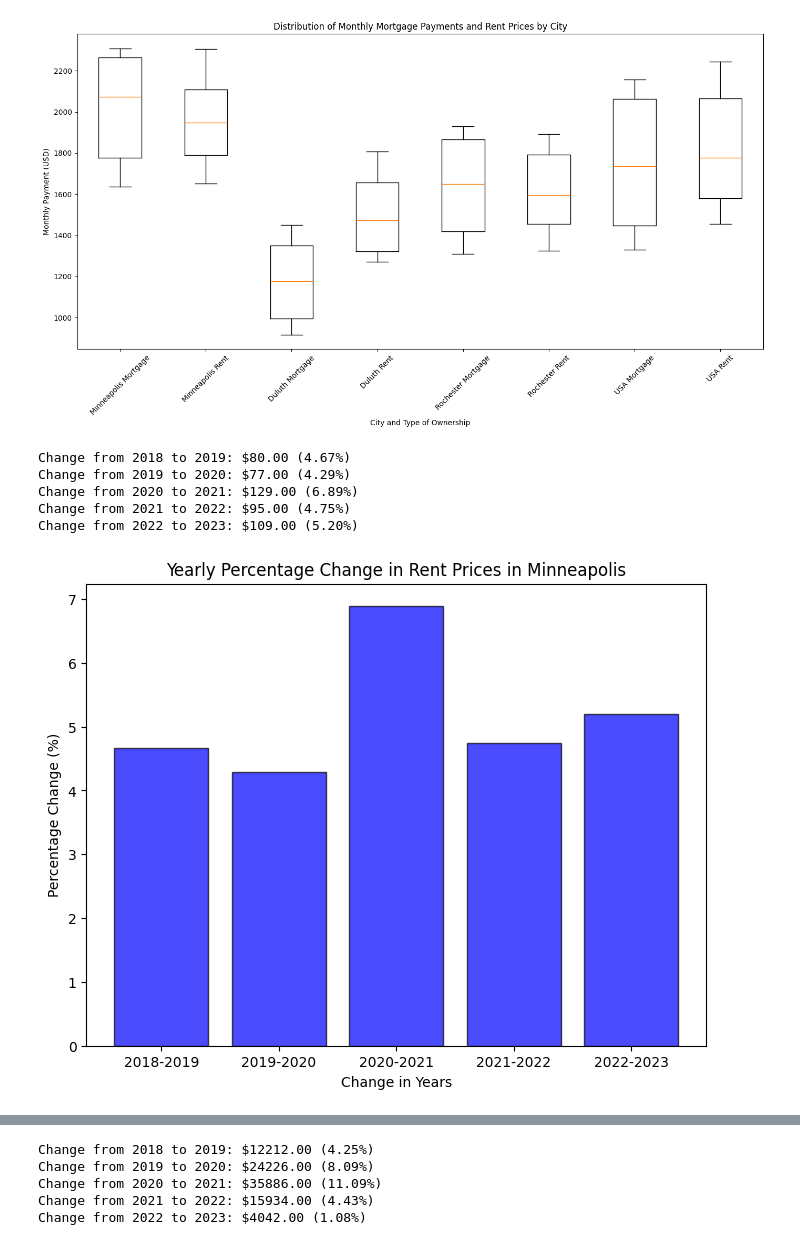
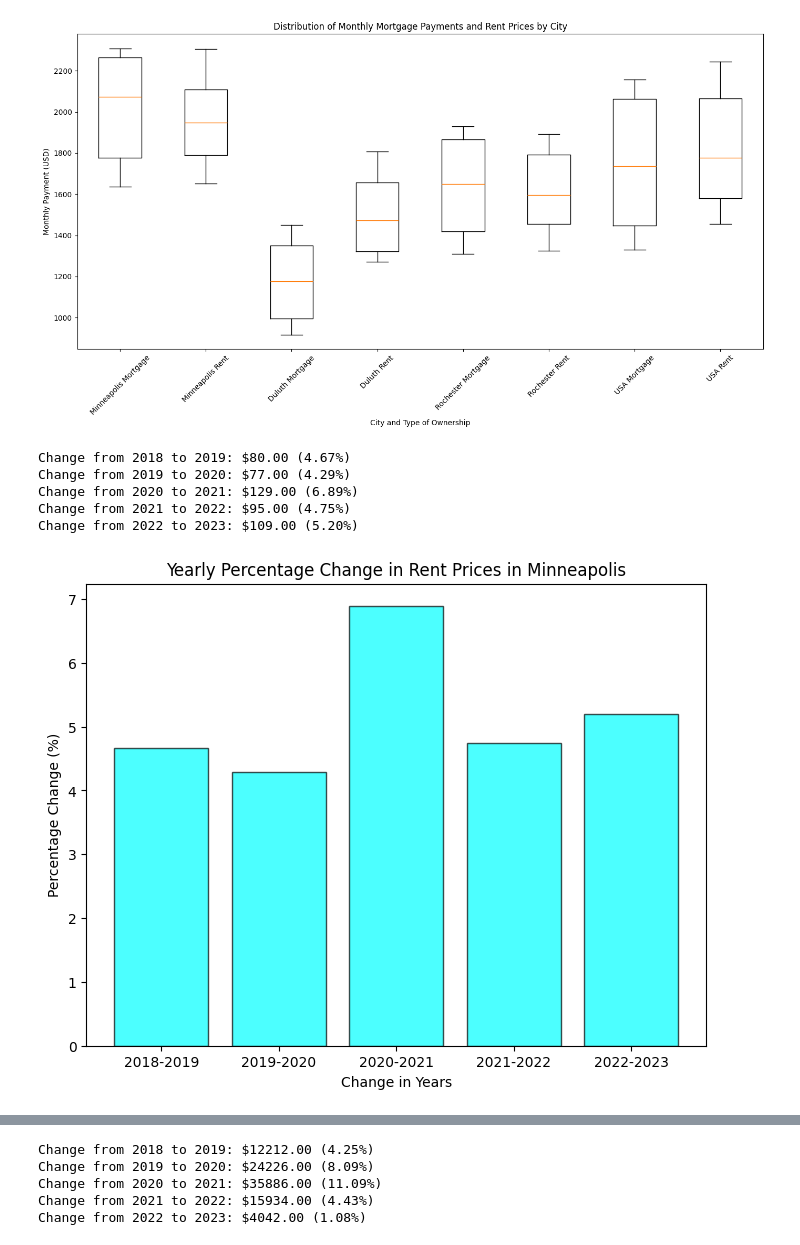
Before and after one commit to BettyJean8/Project-JLLMB, a Jupyter notebook: Housing.ipynb, the cells around one changed output, grey strips where cells are left out. Saved outputs shown, nothing was run; the diff lists cells and outputs as text; code cells hidden in the pictures.

Commit message:
Made sure coloring was all the same

```diff
--- a/Housing.ipynb
+++ b/Housing.ipynb
@@ -144,35 +144,35 @@ percent_change = []
 end_values = [1714, 1794, 1871, 2000, 2095, 2204]
 years = len(end_values)
 previous_end_value = end_values[0]
 for year in range(1, years):
     current_end_value = end_values[year]
     yearly_change = current_end_value - previous_end_value
     percentage_change = (yearly_change / previous_end_value) * 100
     print(f"Change from {year + 2017} to {year + 2018}: ${yearly_change:.2f} ({percentage_change:.2f}%)")
     previous_end_value = current_end_value
     percent_change.append(percentage_change)
 
 percent_change_2018_to_2019 = ((end_values[1] - end_values[0]) / end_values[0]) * 100
 percent_change_2019_to_2020 = ((end_values[2] - end_values[1]) / end_values[1]) * 100
 percent_change_2020_to_2021 = ((end_values[3] - end_values[2]) / end_values[2]) * 100
 percent_change_2021_to_2022 = ((end_values[4] - end_values[3]) / end_values[3]) * 100
 percent_change_2022_to_2023 = ((end_values[5] - end_values[4]) / end_values[4]) * 100
 
 change_in_years = ['2018-2019', '2019-2020', '2020-2021', '2021-2022', '2022-2023']
 
 plt.figure(figsize=(8, 6))
-plt.bar(change_in_years, percent_change, color='blue', edgecolor='black', alpha=0.7)
+plt.bar(change_in_years, percent_change, color='cyan', edgecolor='black', alpha=0.7)
 plt.title('Yearly Percentage Change in Rent Prices in Minneapolis')
 plt.ylabel('Percentage Change (%)')
 plt.xlabel('Change in Years')
 plt.show()
 # %% [output]
 Change from 2018 to 2019: $80.00 (4.67%)
 Change from 2019 to 2020: $77.00 (4.29%)
 Change from 2020 to 2021: $129.00 (6.89%)
 Change from 2021 to 2022: $95.00 (4.75%)
 Change from 2022 to 2023: $109.00 (5.20%)
-[figure, old version]
+[figure, new version]
 # %%
 #Duluth Rent Price
 percent_change = []
```
Also changed, not shown: parts of 5 cells of this notebook.
